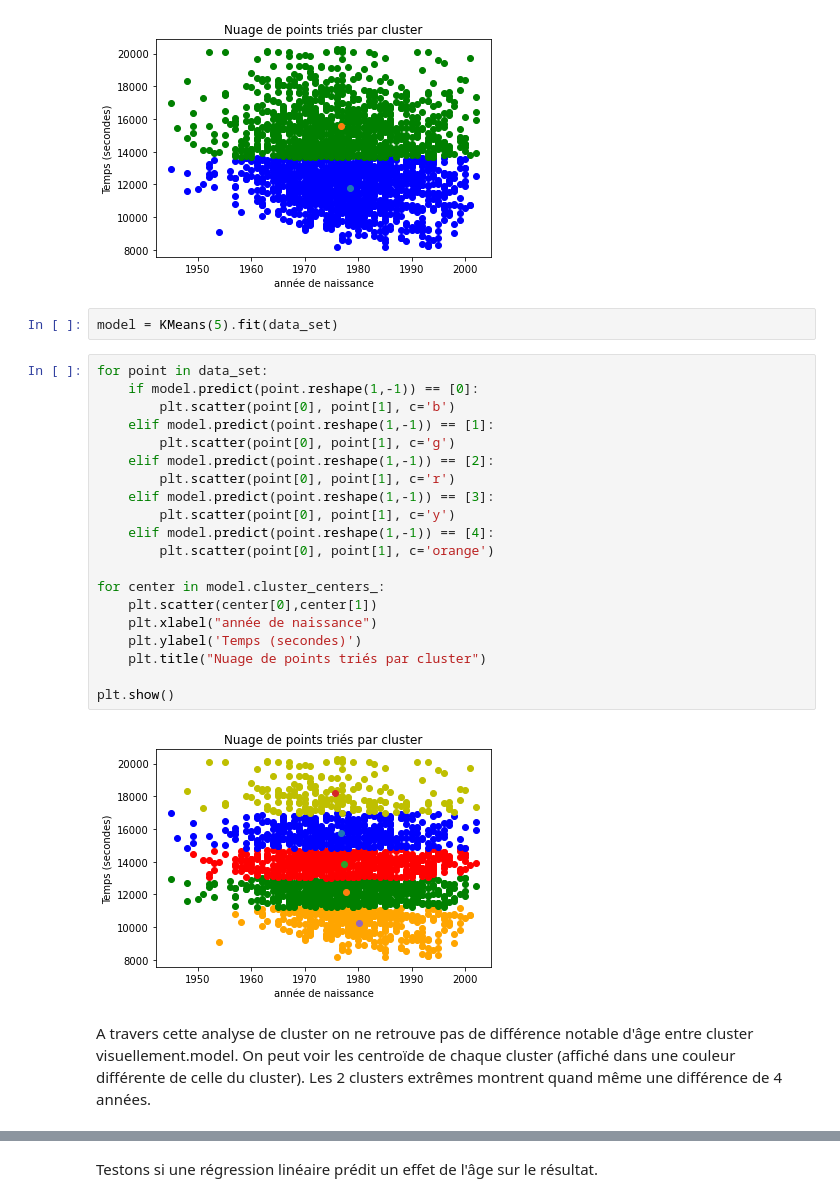
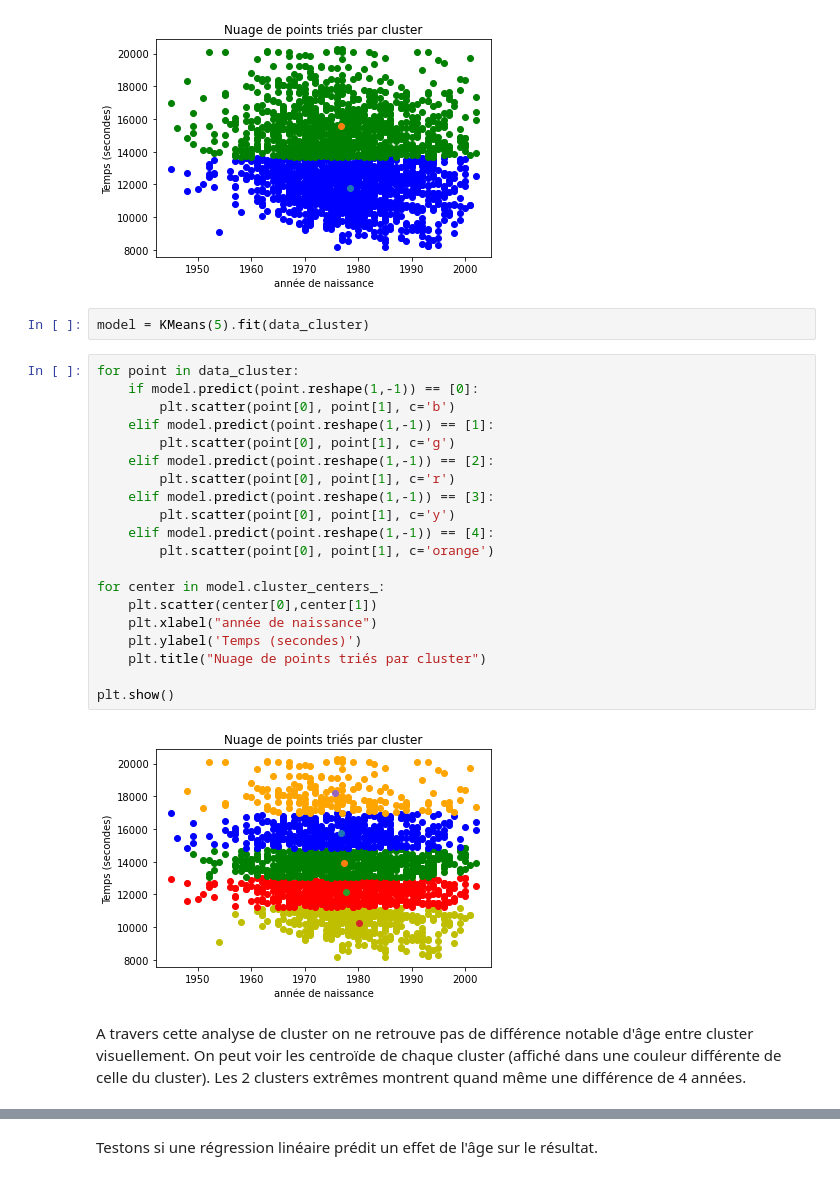
Before and after one commit to Kirscher/ResultAthle, a Jupyter notebook: eda.ipynb, the cells around one changed output, grey strips where cells are left out. Drawn from its saved outputs; the diff is of its cells as text.

```diff
--- a/eda.ipynb
+++ b/eda.ipynb
@@ -377,31 +350,31 @@ plt.show()
 # %% [output]
 [figure]
 # %%
-model = KMeans(5).fit(data_set)
+model = KMeans(5).fit(data_cluster)
 # %%
-for point in data_set:
+for point in data_cluster:
     if model.predict(point.reshape(1,-1)) == [0]:
         plt.scatter(point[0], point[1], c='b')
     elif model.predict(point.reshape(1,-1)) == [1]:
         plt.scatter(point[0], point[1], c='g')
     elif model.predict(point.reshape(1,-1)) == [2]:
         plt.scatter(point[0], point[1], c='r')
     elif model.predict(point.reshape(1,-1)) == [3]:
         plt.scatter(point[0], point[1], c='y')
     elif model.predict(point.reshape(1,-1)) == [4]:
         plt.scatter(point[0], point[1], c='orange')
 
 for center in model.cluster_centers_:
     plt.scatter(center[0],center[1])
     plt.xlabel("année de naissance")
     plt.ylabel('Temps (secondes)')
     plt.title("Nuage de points triés par cluster")
 
 plt.show()
 # %% [output]
-[figure, old version]
+[figure, new version]
 # %% [markdown]
-A travers cette analyse de cluster on ne retrouve pas de différence notable d'âge entre cluster visuellement.model. On peut voir les centroïde de chaque cluster (affiché dans une couleur différente de celle du cluster). Les 2 clusters extrêmes montrent quand même une différence de 4 années.
+A travers cette analyse de cluster on ne retrouve pas de différence notable d'âge entre cluster visuellement. On peut voir les centroïde de chaque cluster (affiché dans une couleur différente de celle du cluster). Les 2 clusters extrêmes montrent quand même une différence de 4 années.
 # %%
 pd.DataFrame(model.cluster_centers_, columns=(['Naissance','temps']))
 # %% [output]
```
Also changed, not shown: parts of 21 cells of this notebook.
